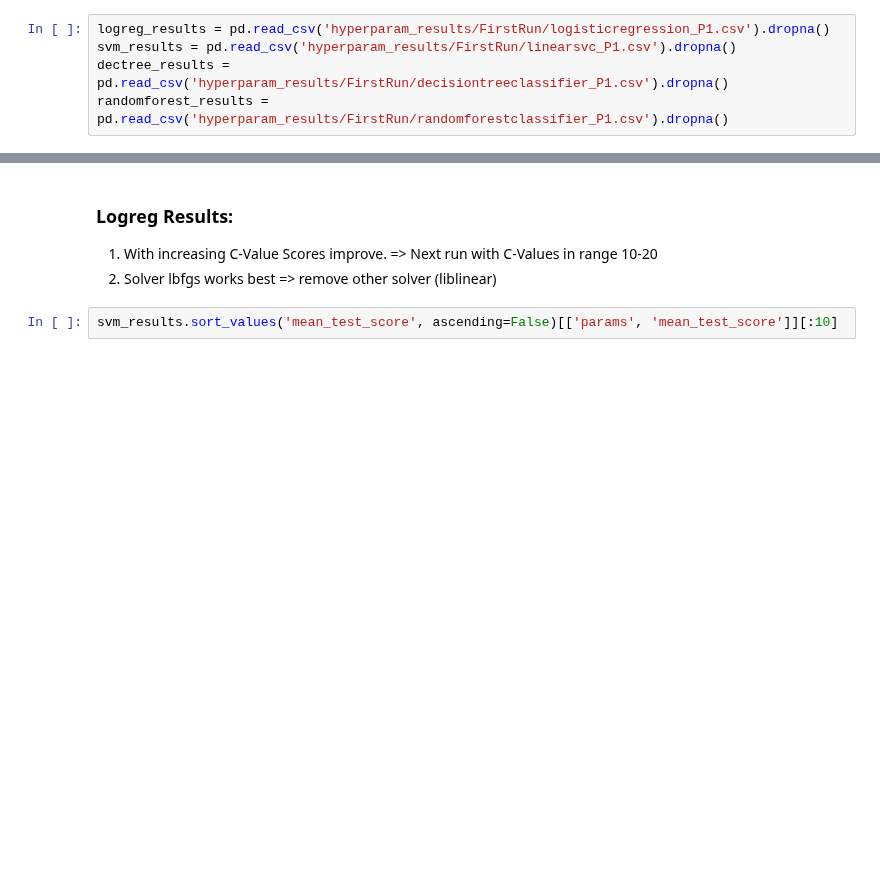
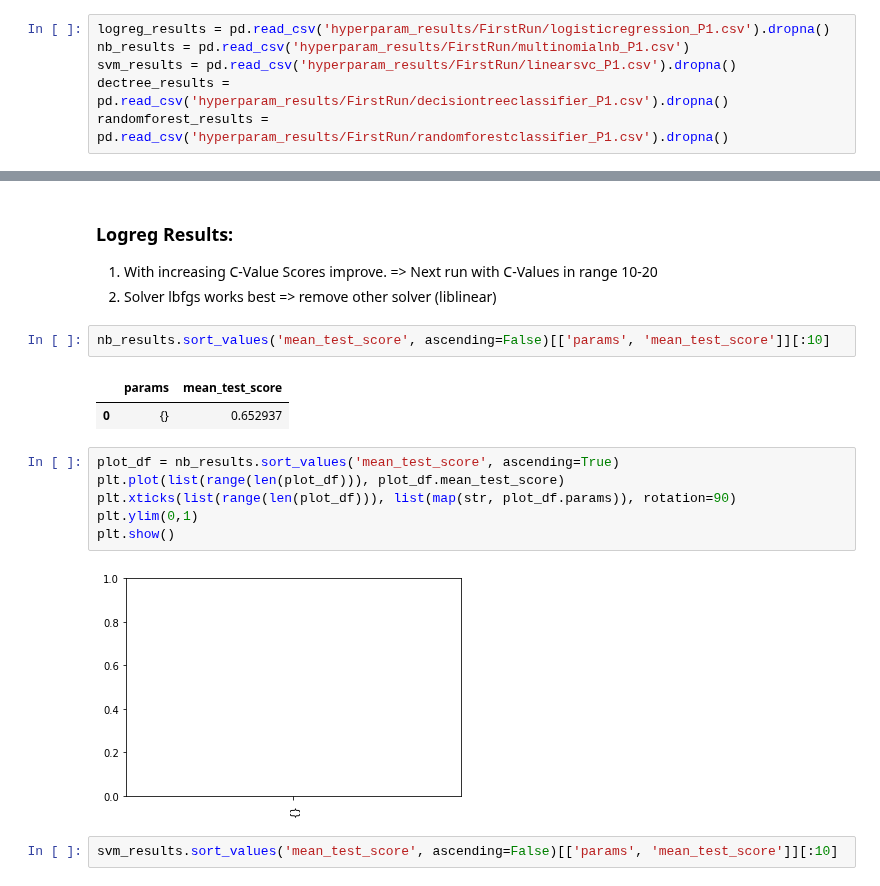
Before and after one commit to LennartKeller/TextklassifikationsProjekt2019, a Jupyter notebook: ReadHyperparamTuningResults.ipynb, the cells around one changed output, grey strips where cells are left out. Drawn from its saved outputs; the diff is of its cells as text; blank space fills up the shorter version.

```diff
--- a/ReadHyperparamTuningResults.ipynb
+++ b/ReadHyperparamTuningResults.ipynb
@@ -17,6 +18,7 @@ tables
  'hyperparam_results/FirstRun/linearsvc_P1.csv']
 # %%
 logreg_results = pd.read_csv('hyperparam_results/FirstRun/logisticregression_P1.csv').dropna()
+nb_results = pd.read_csv('hyperparam_results/FirstRun/multinomialnb_P1.csv')
 svm_results = pd.read_csv('hyperparam_results/FirstRun/linearsvc_P1.csv').dropna()
 dectree_results = pd.read_csv('hyperparam_results/FirstRun/decisiontreeclassifier_P1.csv').dropna()
 randomforest_results = pd.read_csv('hyperparam_results/FirstRun/randomforestclassifier_P1.csv').dropna()
@@ -47,6 +49,19 @@ plt.show()
 
 1. With increasing C-Value Scores improve. => Next run with C-Values in range 10-20
 2. Solver lbfgs works best => remove other solver (liblinear)
+# %%
+nb_results.sort_values('mean_test_score', ascending=False)[['params', 'mean_test_score']][:10]
+# %% [output]
+|  | params | mean_test_score |
+| 0 | {} | 0.652937 |
+# %%
+plot_df = nb_results.sort_values('mean_test_score', ascending=True)
+plt.plot(list(range(len(plot_df))), plot_df.mean_test_score)
+plt.xticks(list(range(len(plot_df))), list(map(str, plot_df.params)), rotation=90)
+plt.ylim(0,1)
+plt.show()
+# %% [output]
+[figure, added]
 # %%
 svm_results.sort_values('mean_test_score', ascending=False)[['params', 'mean_test_score']][:10]
 # %% [output]
```
Also changed, not shown: parts of 3 cells of this notebook.
